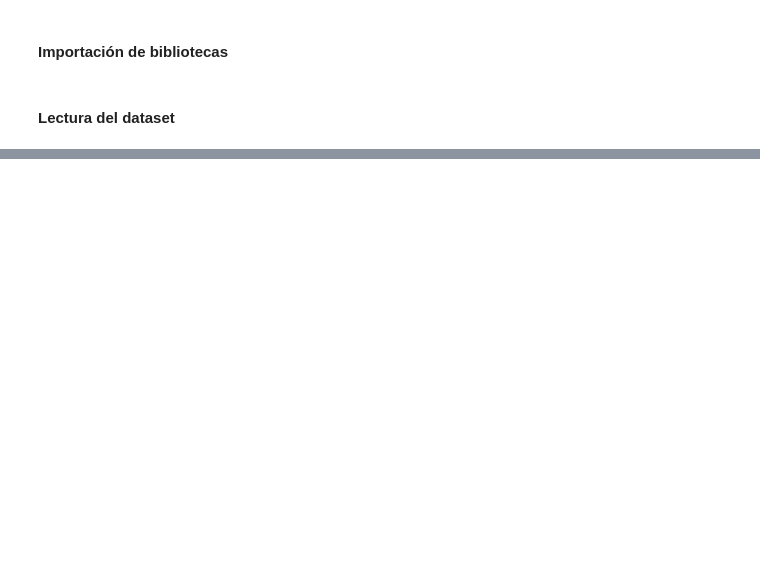
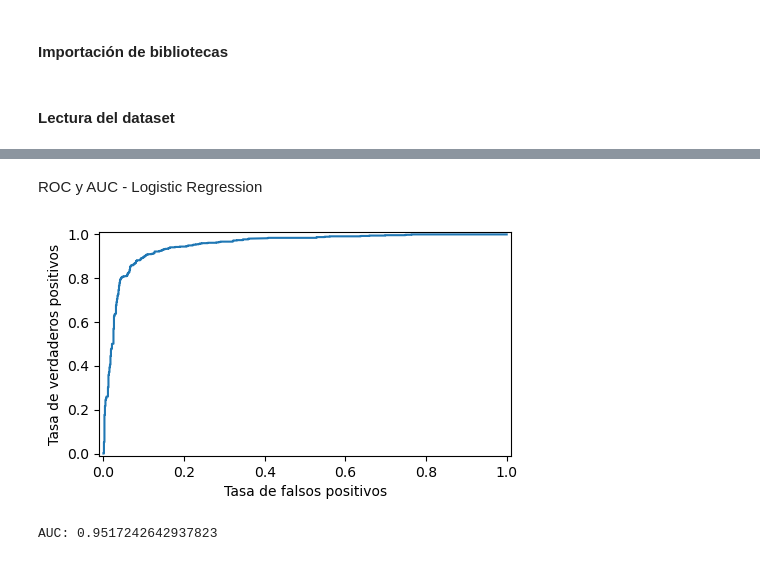
Before and after one commit to Grupo-CEIA-IIA/ceia_iia_tps, a Jupyter notebook: TP3/TP3.ipynb, the cells around one changed output, grey strips where cells are left out. Drawn from its saved outputs; the diff is of its cells as text; code cells hidden in the pictures; blank space fills up the shorter version.

```diff
--- a/TP3/TP3.ipynb
+++ b/TP3/TP3.ipynb
@@ -72,0 +277,20 @@ from sklearn.linear_model import LinearRegression, Ridge
+# %% [markdown]
+ROC  y AUC - Logistic Regression
+# %%
+p_pred_lr = model_lg.predict_proba(X_test_scaled)
+
+fpr, tpr, thr = roc_curve(y_test, p_pred_lr[:, 1])
+
+plt.figure(figsize=(5, 3))
+plt.plot(fpr, tpr)
+plt.xlim([-0.01, 1.01])
+plt.ylim([-0.01, 1.01])
+plt.xlabel("Tasa de falsos positivos")
+plt.ylabel("Tasa de verdaderos positivos")
+plt.tight_layout()
+# %% [output]
+[figure, added]
+# %%
+print(f"AUC: {roc_auc_score(y_test, p_pred_lr[:, 1])}\n")
+# %% [output]
+AUC: 0.9517242642937823
```
Also changed, not shown: parts of 33 cells of this notebook.
